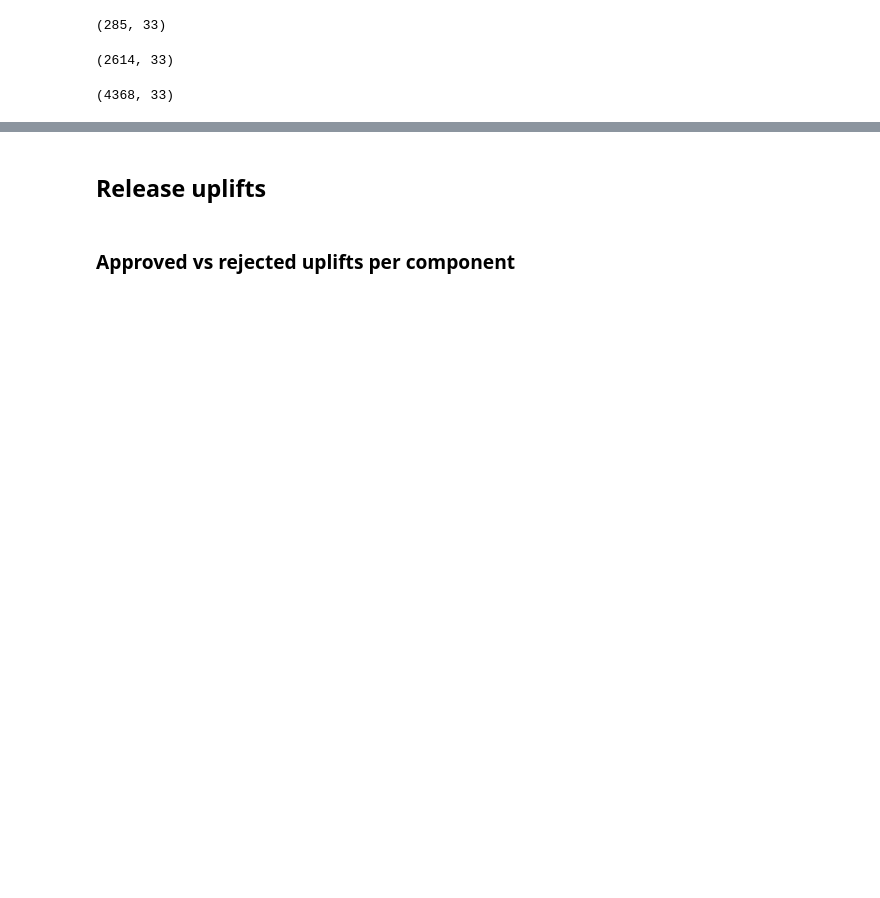
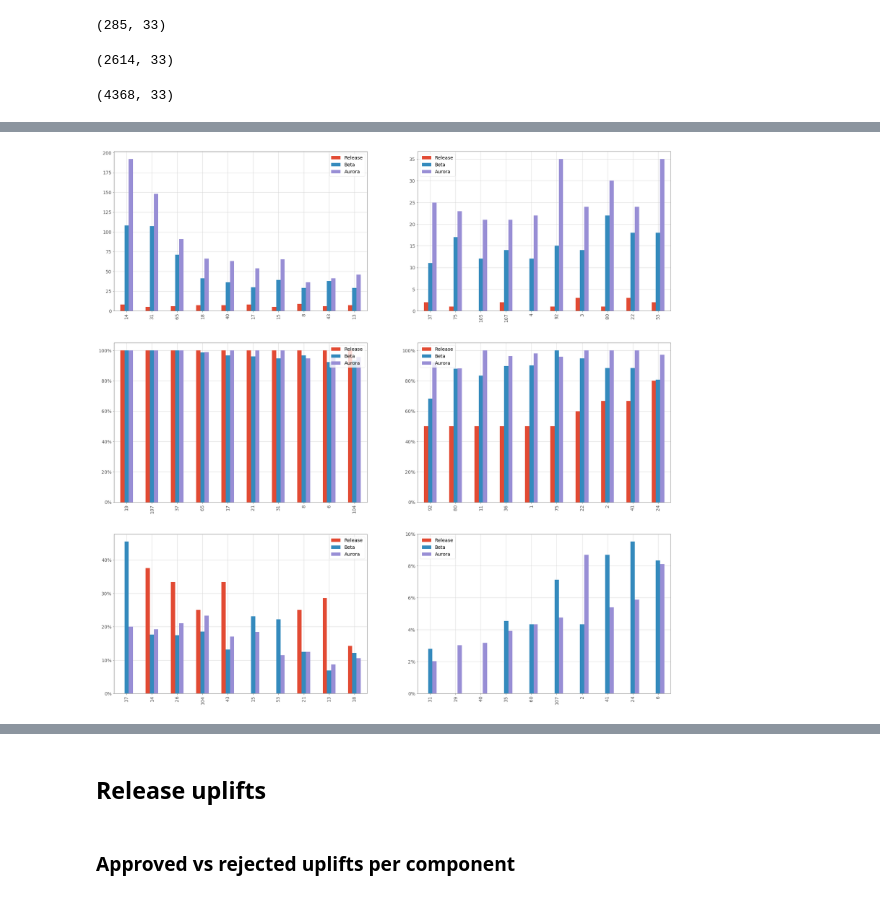
Before and after one commit to marco-c/uplift-analysis, a Jupyter notebook: plots/Plots.ipynb, the cells around one changed output, grey strips where cells are left out. Cells and saved outputs as stored; diff of their text form; code cells hidden in the pictures; blank space fills up the shorter version.

```diff
--- a/plots/Plots.ipynb
+++ b/plots/Plots.ipynb
@@ -122,11 +191,15 @@ fig.savefig('per_component.pdf', format='pdf', bbox_inches='tight')
 # %%
 fig = plt.figure(figsize=(30,30))
-ax1 = fig.add_subplot(221)
-ax1.yaxis.set_major_formatter(mtick.FuncFormatter(lambda y, _: '{:.0%}'.format(y)))
-ax2 = fig.add_subplot(222)
-ax2.yaxis.set_major_formatter(mtick.FuncFormatter(lambda y, _: '{:.0%}'.format(y)))
-ax3 = fig.add_subplot(223)
-ax4 = fig.add_subplot(224)
+ax1 = fig.add_subplot(321)
+ax2 = fig.add_subplot(322)
+ax3 = fig.add_subplot(323)
+ax3.yaxis.set_major_formatter(mtick.FuncFormatter(lambda y, _: '{:.0%}'.format(y)))
+ax4 = fig.add_subplot(324)
+ax4.yaxis.set_major_formatter(mtick.FuncFormatter(lambda y, _: '{:.0%}'.format(y)))
+ax5 = fig.add_subplot(325)
+ax5.yaxis.set_major_formatter(mtick.FuncFormatter(lambda y, _: '{:.0%}'.format(y)))
+ax6 = fig.add_subplot(326)
+ax6.yaxis.set_major_formatter(mtick.FuncFormatter(lambda y, _: '{:.0%}'.format(y)))
 
 res1 = df_release[df_release['uplift_accepted'] == True].bug_assignee.value_counts()
 res1.name = 'release'
@@ -136,39 +209,77 @@ res3 = df_aurora[df_aurora['uplift_accepted'] == True].bug_assignee.value_counts
 res3.name = 'aurora'
 
 res = pd.concat([res1, res2, res3], axis=1)
 
 res['release_requests'] = df_release.bug_assignee.value_counts()
 res['beta_requests'] = df_beta.bug_assignee.value_counts()
 res['aurora_requests'] = df_aurora.bug_assignee.value_counts()
 res['release_rate'] = res['release'] / res['release_requests']
 res['beta_rate'] = res['beta'] / res['beta_requests']
 res['aurora_rate'] = res['aurora'] / res['aurora_requests']
 
 res = res[(res.release_requests > 1) & (res.beta_requests > 10) & (res.aurora_requests > 20)]
 
 res['rate_sort_val'] = res.apply(lambda x: np.nanmean([x['release_rate'], x['beta_rate'], x['aurora_rate']]), axis=1)
 res['total_sort_val'] = res.apply(lambda x: np.nanmean([10 * x['release'], 2 * x['beta'], x['aurora']]), axis=1)
 
+# People with the highest number of patches uplifted.
+res\
+.sort_values(['total_sort_val', 'release', 'beta', 'aurora'], ascending=False)[['release', 'beta', 'aurora']]\
+.rename(index=str, columns={'release': 'Release', 'beta': 'Beta', 'aurora': 'Aurora'})\
+.iloc[range(0,10)].plot(kind='bar', ax=ax1)
+
+# People with the least number of patches uplifted.
+res\
+.sort_values(['total_sort_val', 'release', 'beta', 'aurora'], ascending=[True, False, False, False])[['release', 'beta', 'aurora']]\
+.rename(index=str, columns={'release': 'Release', 'beta': 'Beta', 'aurora': 'Aurora'})\
+.iloc[range(0,10)].plot(kind='bar', ax=ax2)
+
+# People whose acceptance rate is higher.
 res\
 .sort_values(['rate_sort_val', 'release_requests', 'beta_requests', 'aurora_requests'], ascending=False)[['release_rate', 'beta_rate', 'aurora_rate']]\
 .rename(index=str, columns={'release_rate': 'Release', 'beta_rate': 'Beta', 'aurora_rate': 'Aurora'})\
-.iloc[range(0,10)].plot(kind='bar', ax=ax1)
+.iloc[range(0,10)].plot(kind='bar', ax=ax3)
 
+# People whose acceptance rate is lower.
 res\
 .sort_values(['rate_sort_val', 'release_requests', 'beta_requests', 'aurora_requests'], ascending=[True, False, False, False])[['release_rate', 'beta_rate', 'aurora_rate']]\
 .rename(index=str, columns={'release_rate': 'Release', 'beta_rate': 'Beta', 'aurora_rate': 'Aurora'})\
-.iloc[range(0,10)].plot(kind='bar', ax=ax2)
+.iloc[range(0,10)].plot(kind='bar', ax=ax4)
 
+res1 = df_release_accepted[df_release_accepted['error_inducing'] == True].bug_assignee.value_counts()
+res1.name = 'release'
+res2 = df_beta_accepted[df_beta_accepted['error_inducing'] == True].bug_assignee.value_counts()
+res2.name = 'beta'
+res3 = df_aurora_accepted[df_aurora_accepted['error_inducing'] == True].bug_assignee.value_counts()
+res3.name = 'aurora'
+
+res = pd.concat([res1, res2, res3], axis=1)
+
+res['release_accepted'] = df_release_accepted.bug_assignee.value_counts()
+res['beta_accepted'] = df_beta_accepted.bug_assignee.value_counts()
+res['aurora_accepted'] = df_aurora_accepted.bug_assignee.value_counts()
+res['release_rate'] = res['release'] / res['release_accepted']
+res['beta_rate'] = res['beta'] / res['beta_accepted']
+res['aurora_rate'] = res['aurora'] / res['aurora_accepted']
+
+res = res[(res.release_accepted > 1) & (res.beta_accepted > 10) & (res.aurora_accepted > 20)]
+
+res['rate_sort_val'] = res.apply(lambda x: np.nanmean([x['release_rate'], x['beta_rate'], x['aurora_rate']]), axis=1)
+
+# People whose error inducing rate is higher.
 res\
-.sort_values(['total_sort_val', 'release', 'beta', 'aurora'], ascending=False)[['release', 'beta', 'aurora']]\
-.rename(index=str, columns={'release': 'Release', 'beta': 'Beta', 'aurora': 'Aurora'})\
-.iloc[range(0,10)].plot(kind='bar', ax=ax3)
+.sort_values(['rate_sort_val', 'release_accepted', 'beta_accepted', 'aurora_accepted'], ascending=False)[['release_rate', 'beta_rate', 'aurora_rate']]\
+.rename(index=str, columns={'release_rate': 'Release', 'beta_rate': 'Beta', 'aurora_rate': 'Aurora'})\
+.iloc[range(0,10)].plot(kind='bar', ax=ax5)
 
+# People whose error inducing rate is lower.
 res\
-.sort_values(['total_sort_val', 'release', 'beta', 'aurora'], ascending=[True, False, False, False])[['release', 'beta', 'aurora']]\
-.rename(index=str, columns={'release': 'Release', 'beta': 'Beta', 'aurora': 'Aurora'})\
-.iloc[range(0,10)].plot(kind='bar', ax=ax4)
+.sort_values(['rate_sort_val', 'release_accepted', 'beta_accepted', 'aurora_accepted'], ascending=[True, False, False, False])[['release_rate', 'beta_rate', 'aurora_rate']]\
+.rename(index=str, columns={'release_rate': 'Release', 'beta_rate': 'Beta', 'aurora_rate': 'Aurora'})\
+.iloc[range(0,10)].plot(kind='bar', ax=ax6)
 
 plt.show()
 fig.savefig('per_assignee.pdf', format='pdf', bbox_inches='tight')
+# %% [output]
+[figure, added]
 # %%
```
Also changed, not shown: parts of 34 cells of this notebook, 1 other file.
